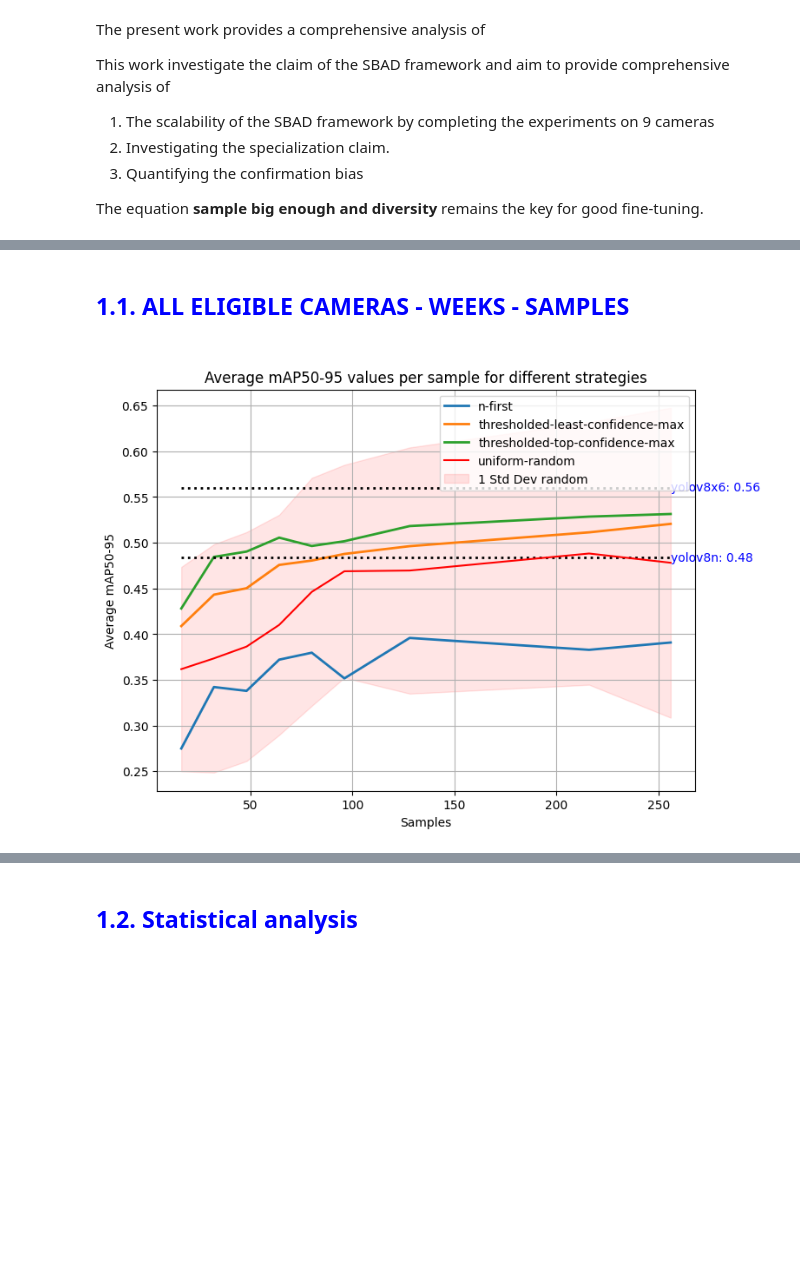
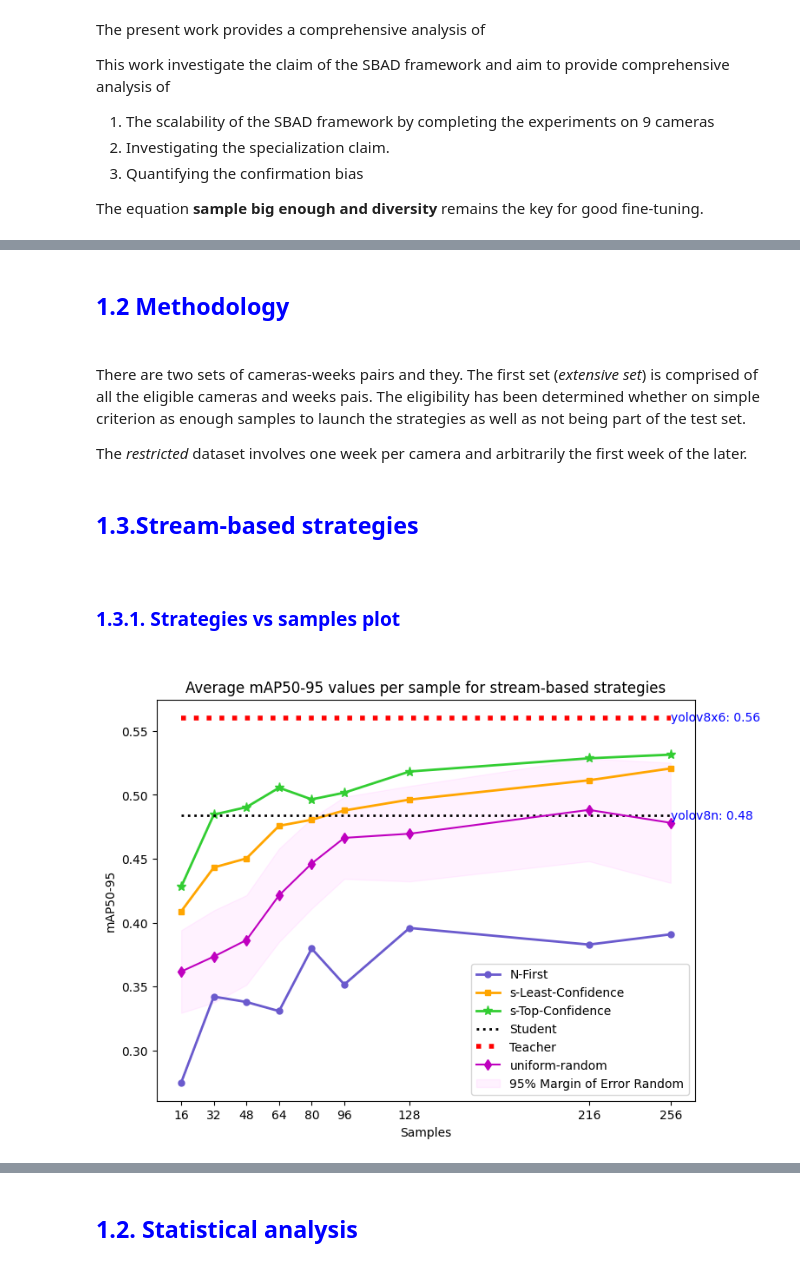
Before and after one commit to manjahdani/CSBAD, a Jupyter notebook: visualization_tools/analysis_journal.ipynb, the cells around one changed output, grey strips where cells are left out. Cells and saved outputs as stored; diff of their text form; code cells hidden in the pictures; blank space fills up the shorter version.

```diff
--- a/visualization_tools/analysis_journal.ipynb
+++ b/visualization_tools/analysis_journal.ipynb
@@ -247,3 +259,9 @@ In this work we use
+# %% [markdown]
+<h2><font color="blue"> 1.2 Methodology </font><h2>
+# %% [markdown]
+There are two sets of cameras-weeks pairs and they. The first set (_extensive set_) is comprised of all the eligible cameras and weeks pais. The eligibility has been determined whether on simple criterion as enough samples to launch the strategies as well as not being part of the test set.
+
+The _restricted_ dataset involves one week per camera and arbitrarily the first week of the later.
 # %%
 # Create a list of domains and periods for which we want to filter
 scal_dom_periods = [('cam1', 'week1'), ('cam1', 'week2'), ('cam1', 'week3'), ('cam1', 'week4'),
@@ -268,35 +286,60 @@ restricted_dom_periods  = [('cam1', 'week1'),
 
 BASE_MODELS = ['yolov8n', 'yolov8s', 'yolov8m', 'yolov8l', 'yolov8x6']
 # %% [markdown]
- <h2> <font color="blue"> 1.1. ALL ELIGIBLE CAMERAS - WEEKS - SAMPLES </font><h2>
+ <h2> <font color="blue"> 1.3.Stream-based strategies </font><h2>
+# %% [markdown]
+ <h3> <font color="blue"> 1.3.1.  Strategies vs samples plot </font><h3>
 # %%
 strategies_stream_based = ['n-first',
                            'thresholded-top-confidence-max',
                            'thresholded-least-confidence-max']
 samples_stream_based = [16, 32, 48, 64, 80, 96, 128, 216, 256]
 
 prefix_random_stream_based = 'uniform-random'
 # Filter for a specific sample, strategy, and the domain-period combinations
 strategies_df, _ , _  = filter_df(df_stream,
                               same_domain=True,
                               strategies=strategies_stream_based,
                               samples=samples_stream_based,
                               dom_periods=scal_dom_periods)
 
 #Baseline
 MODELS_TO_PLOT = ['yolov8n', 'yolov8x6']
 baseline_df= df_stream[df_stream['strategy'].isin(MODELS_TO_PLOT)]
 
 random_df, _ , _ = filter_df(df_stream,
                       same_domain=True,
                       samples=samples_stream_based,
                       dom_periods=scal_dom_periods,
                       prefix_random=prefix_random_stream_based)
 
+
+strategy_styles = {
+    'n-first': {'color': 'slateblue', 'marker': 'o','label':'N-First'},
+    'thresholded-top-confidence-max': {'color': 'limegreen', 'marker': '*','label':'s-Top-Confidence','markersize':8},
+    'thresholded-least-confidence-max': {'color': 'orange', 'marker': 's','label':'s-Least-Confidence'},
+}
+
+
+baseline_styles = {
+    'yolov8n': {'color': 'k', 'marker': "",'label':'Student','linewidth':2},
+    'yolov8x6': {'color': 'r', 'marker': "",'label':'Teacher','linewidth':4},
+}
+
+plot_style={
+    'tick_positions' : samples_stream_based,
+    'tick_labels':[str(value) for value in samples_stream_based],
+    'title': 'Average mAP50-95 values per sample for stream-based strategies',
+    'setGrid': False,
+}
+
 benchmark_strategies_plot(strategies_df,
+                          strategy_styles=strategy_styles,
+                          plot_style=plot_style,
                           baseline_df=baseline_df,
+                          baseline_styles=baseline_styles,
                           random_df=random_df,
                           prefix_random=prefix_random_stream_based)
 # %% [output]
-[figure, old version]
+[figure, new version]
 # %% [markdown]
```
Also changed, not shown: parts of 11 cells of this notebook.
